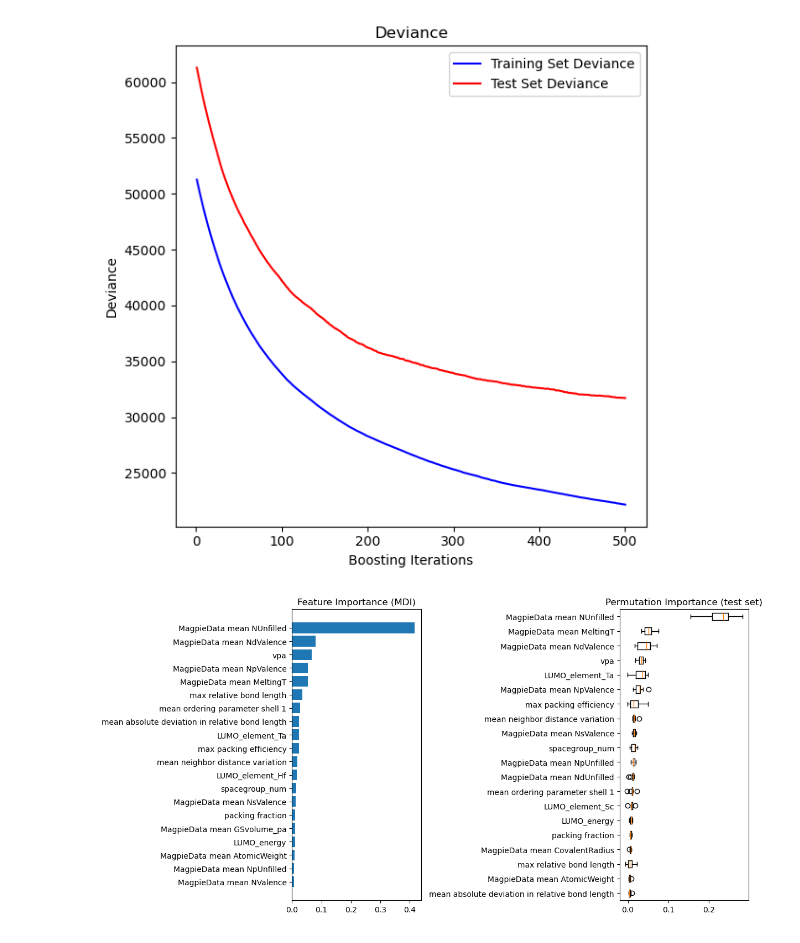
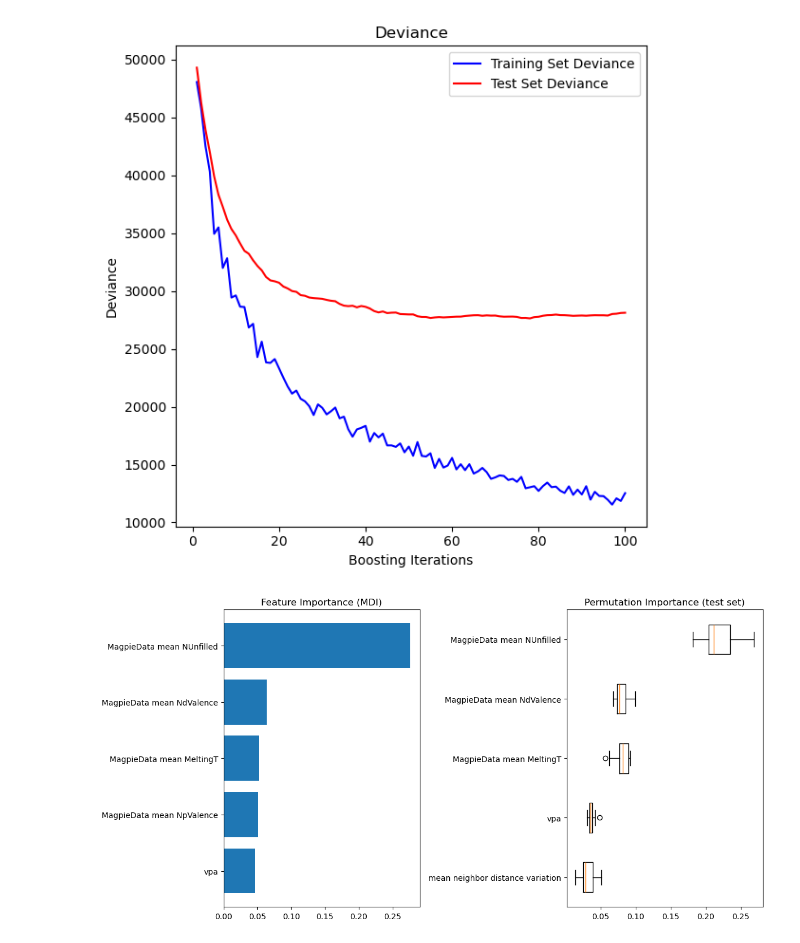
Before and after one commit to hlzh00/MSE1065-OCP-Project, a Jupyter notebook: 4_gbr.ipynb, the cells around one changed output. Saved outputs shown, nothing was run; the diff lists cells and outputs as text; code cells hidden in the pictures.

```diff
--- a/4_gbr.ipynb
+++ b/4_gbr.ipynb
@@ -48,22 +10,21 @@ no_ads_X_test_scaled = no_ads_scaler.fit_transform(no_ads_X_test)
 # %%
-import matplotlib
-import matplotlib.pyplot as plt
-import numpy as np
-
-from sklearn import datasets, ensemble
-from sklearn.inspection import permutation_importance
-from sklearn.metrics import mean_squared_error
 from sklearn.model_selection import train_test_split
-from sklearn.utils.fixes import parse_version
 
 
-X_train, X_test, y_train, y_test = train_test_split(h_X, h_y, test_size=0.1, random_state=13)
+h_X_train, h_X_test, h_y_train, h_y_test = train_test_split(h_X, h_y, test_size=0.2, random_state=13)
+no_ads_X_train, no_ads_X_test, no_ads_y_train, no_ads_y_test = train_test_split(no_ads_X, no_ads_y, test_size=0.4, random_state=13)
 
-print("Target variable stats:")
-print(f"Mean: {y_train.mean():.2f}")
-print(f"Std: {y_train.std():.2f}")
-print(f"Min: {y_train.min():.2f}")
-print(f"Max: {y_train.max():.2f}")
-print(f"\nFeature matrix shape: {X_train.shape}")
-# print(f"Any NaN values: {np.isnan(X_train).any() or np.isnan(y_train).any()}")
+print("--- h datast target variable stats ---")
+print(f"mean: {h_y.mean():.2f}")
+print(f"std: {h_y.std():.2f}")
+print(f"min: {h_y.min():.2f}")
+print(f"max: {h_y.max():.2f}")
+print(f"shape: {h_X.shape}")
+
+print("\n--- no-ads datast target variable stats ---")
+print(f"mean: {no_ads_y.mean():.2f}")
+print(f"std: {no_ads_y.std():.2f}")
+print(f"min: {no_ads_y.min():.2f}")
+print(f"max: {no_ads_y.max():.2f}")
+print(f"shape: {no_ads_X.shape}")
 # %% [output]
@@ -173,22 +135,26 @@ Target std: 227.24
 # %%
-test_score = np.zeros((params["n_estimators"],), dtype=np.float64)
+import numpy as np
 
-for i, y_pred in enumerate(reg.staged_predict(X_test)):
-    test_score[i] = mean_squared_error(y_test, y_pred)
+
+h_test_score = np.zeros((h_cv.best_params_["n_estimators"],), dtype=np.float64)
+
+
+for i, h_y_pred in enumerate(h_best_model.staged_predict(h_X_test)):
+    h_test_score[i] = mean_squared_error(h_y_test, h_y_pred)
 
 fig = plt.figure(figsize=(6, 6))
 plt.subplot(1, 1, 1)
 plt.title("Deviance")
 plt.plot(
-    np.arange(params["n_estimators"]) + 1,
-    reg.train_score_,
+    np.arange(h_cv.best_params_["n_estimators"]) + 1,
+    h_best_model.train_score_,
     "b-",
     label="Training Set Deviance"
 )
 
 plt.plot(
-    np.arange(params["n_estimators"]) + 1,
-    test_score, "r-", label="Test Set Deviance"
+    np.arange(h_cv.best_params_["n_estimators"]) + 1,
+    h_test_score, "r-", label="Test Set Deviance"
 )
 
 plt.legend(loc="upper right")
@@ -197,41 +163,41 @@ plt.ylabel("Deviance")
 fig.tight_layout()
 plt.show()
 # %% [output]
-[figure, old version]
+[figure, new version]
 # %%
 # Feature importance plots
-feature_importance = reg.feature_importances_
+feature_importance = h_best_model.feature_importances_
 sorted_idx = np.argsort(feature_importance)
 feature_names = h_X.columns.tolist()
 
 pos = np.arange(sorted_idx.shape[0]) + 0.5
 fig = plt.figure(figsize=(12, 6))
 plt.subplot(1, 2, 1)
 
 # Show only top 20 features
-top_n = 20
+top_n = 5
 sorted_idx_top = sorted_idx[-top_n:]  # Get top 20
 pos = np.arange(top_n) + 0.5
 plt.barh(pos, feature_importance[sorted_idx_top], align="center")
 plt.yticks(pos, np.array(feature_names)[sorted_idx_top])
 plt.title("Feature Importance (MDI)")
 
 # Permutation importance
 result = permutation_importance(
-    reg, X_test, y_test, n_repeats=10, random_state=42, n_jobs=2
+    h_best_model, h_X_test, h_y_test, n_repeats=10, random_state=42, n_jobs=2
 )
 
 sorted_idx = result.importances_mean.argsort()
 sorted_idx_top = sorted_idx[-top_n:]
 
 plt.subplot(1, 2, 2)
 plt.boxplot(
     result.importances[sorted_idx_top].T,
     vert=False,
     tick_labels=np.array(feature_names)[sorted_idx_top]
 )
 plt.title("Permutation Importance (test set)")
 fig.tight_layout()
 plt.show()
 # %% [output]
-[figure, old version]
+[figure, new version]
```
Also changed, not shown: parts of 7 cells of this notebook, 5 other files.
